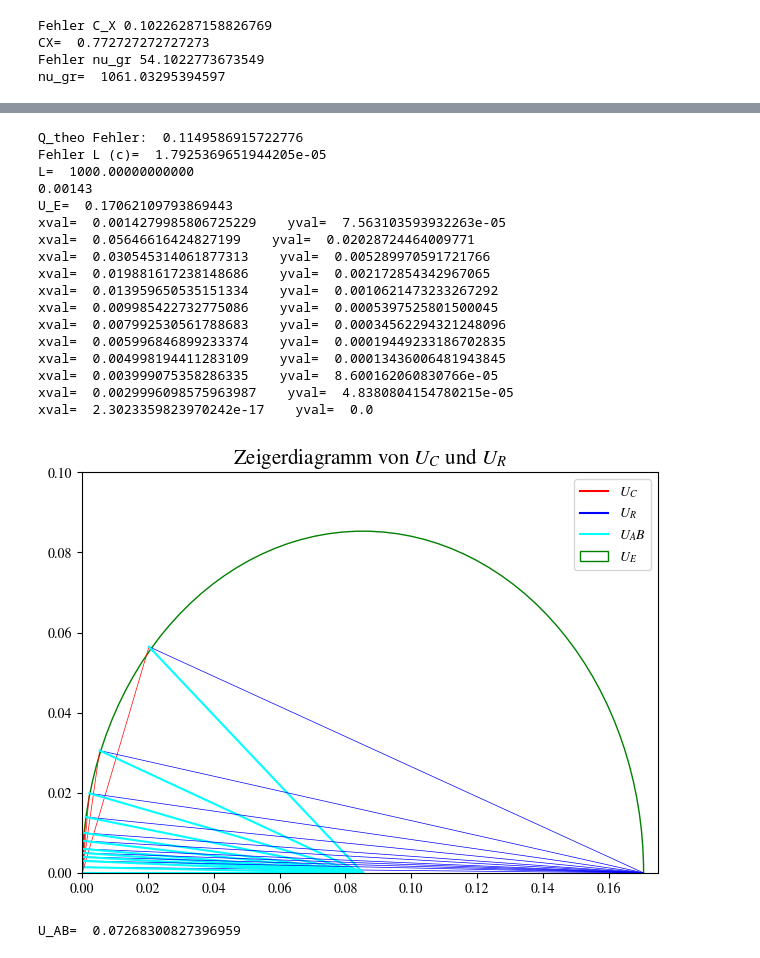
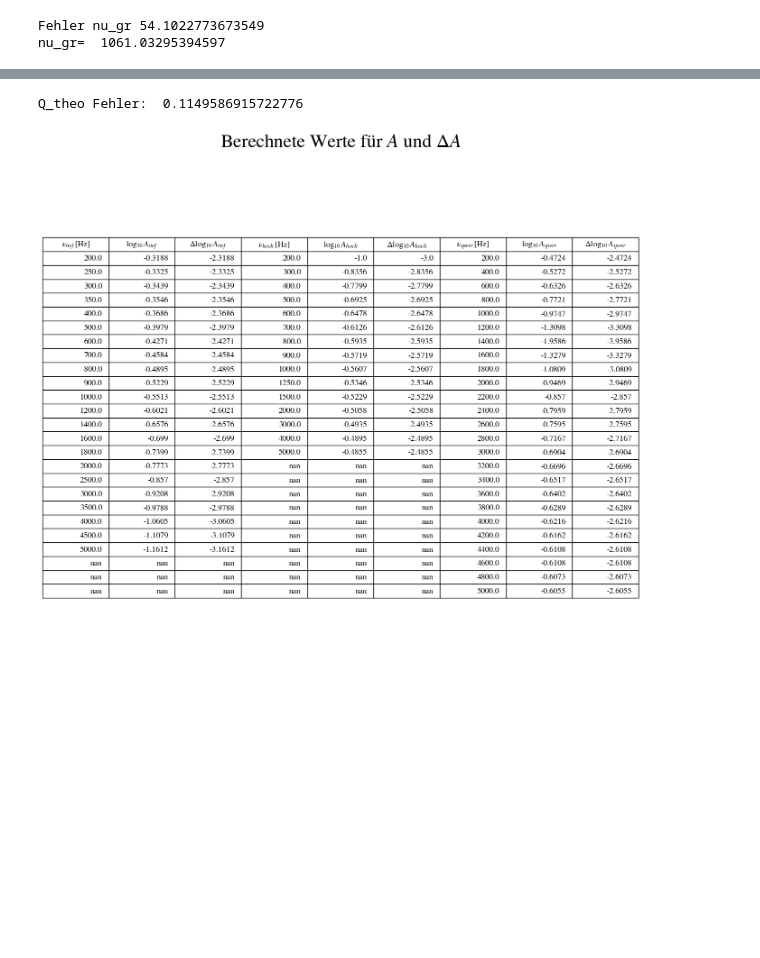
Before and after one commit to vschnizler/physikcode, a Jupyter notebook: P2/234/Versuch234.ipynb, the cells around one changed output, grey strips where cells are left out. Drawn from its saved outputs; the diff is of its cells as text; code cells hidden in the pictures; blank space fills up the shorter version.

```diff
--- a/P2/234/Versuch234.ipynb
+++ b/P2/234/Versuch234.ipynb
@@ -3,6 +3,7 @@ import sympy as sp
 import numpy as np
 from typing import List, Tuple
 import matplotlib.pyplot as plt
+from tabulate import tabulate
 
 import os
 from os import listdir
@@ -89,6 +90,43 @@ def find_error_func(f: sp.Expr) -> sp.Function:
 
     return error_func
 
+def plot_table(columns, col_names, filename, title):
+    """
+    Plots a table from a list of numpy arrays (columns) and saves it as a PNG file.
+
+    Parameters:
+    columns (list of numpy.ndarray): The data to be plotted in the table, where each element is a column.
+    col_names (list of str): The names of the columns.
+    filename (str, optional): The name of the output PNG file.
+    """
+    # Get the maximum number of rows
+    max_rows = max(len(col) for col in columns)
+
+    # Create a 2D numpy array to hold the data
+    data = np.full((max_rows, len(columns)), np.nan)
+
+    # Fill the data array with the input columns
+    for i, col in enumerate(columns):
+        data[:len(col), i] = col
+
+    # Create a figure and axis
+    fig, ax = plt.subplots(figsize=(len(columns) * 1.5, max_rows * 0.5))
+    ax.axis('tight')
+    ax.axis('off')
+
+    # Create the table
+    the_table = ax.table(cellText=data.astype(str),
+                        colLabels=col_names,
+                        loc='center')
+    the_table.auto_set_font_size(False)
+    the_table.set_fontsize(13)
+    the_table.scale(1, 1.5)
+
+    # Save the figure
+    plt.title(title, fontsize=30)
+    plt.tight_layout()
+    plt.savefig(filename, dpi=300)
+
 def b():
 
     L1, R2, RB, R1, RA = sp.symbols('L_1 R_2 R_B R_1 R_A')
@@ -108,6 +146,7 @@ def c():
     print("L= ", nu.evalf(subs={U_RL:values[0], nu:values[1], I:values[2], R:values[3]}))
 
 def d():
+
     source = "Data/234d.csv"
     data = np.genfromtxt(source, delimiter=' ')
 
@@ -145,6 +184,7 @@ def d():
     plt.savefig('Figures/Zeigerdiag.png', dpi=1200)
     plt.show()
     print("U_AB= ", U_AB/len(dataU[:,1]))
+
 def plot(source, target, xlabel, ylabel):
 
     data = np.genfromtxt(source, delimiter=' ')
@@ -232,6 +272,7 @@ def f():
     data_tief = np.genfromtxt("Data/234f_tief.csv", delimiter=' ')
     data_hoch = np.genfromtxt("Data/234f_hoch.csv", delimiter=' ')
     data_sperr = np.genfromtxt("Data/234f_sperr.csv", delimiter=' ')
+
 
     R = 100
     C = 1.5e-6
@@ -321,7 +362,7 @@ def f():
     plt.grid()
     plt.title(r'$\text{Sperrfilter linear}$')
     plt.tight_layout()
-    plt.savefig('Figures/SperrLog.png', dpi=1200)
+    plt.savefig('Figures/SperrLinear.png', dpi=1200)
     plt.show()
 
     R, C, w0 = sp.symbols('R C w0')
@@ -330,6 +371,12 @@ def f():
     errors = [0.05 * values[0], 0.01 * values[1], 200*2*np.pi]
     find_error_func(Q_theo).simplify()
     print("Q_theo Fehler: ", calcErr(Q_theo, values, errors))
+
+    data_total = [data_tief[:,0], np.round(np.log10(A_tief), 4), np.round(np.log10(A_tief_err), 4), data_hoch[:,0], np.round(np.log10(A_hoch), 4), np.round(np.log10(A_hoch_err), 4), data_sperr[:,0], np.round(np.log10(A_sperr), 4), np.round(np.log10(A_sperr_err), 4)]
+
+    plot_table(data_total, [r"$\nu_{tief} \: \left[ \text{Hz} \right]$", r"$\log_{10} A_{tief}$", r"$\Delta \log_{10} A_{tief}$",  r"$\nu_{hoch} \: \left[ \text{Hz} \right]$", r"$\log_{10} A_{hoch}$", r"$\Delta \log_{10} A_{hoch}$", r"$\nu_{sperr} \: \left[ \text{Hz} \right]$", r"$\log_{10} A_{sperr}$", r"$\Delta \log_{10} A_{sperr}$"], filename="Figures/table.png", title=r"Berechnete Werte für $A$ und $\Delta A$")
+
+
 
 plt.rcParams['mathtext.fontset'] = 'stix'
 plt.rcParams['font.family'] = 'STIXGeneral'
@@ -337,55 +384,36 @@ plt.rcParams['font.family'] = 'STIXGeneral'
 
 def a():
     RX, RY, C1 = sp.symbols('R_X R_Y C_1')
     CX = C1 * RX / RY
     values = [0.34 * 200, 0.66 * 200, 1.5]
     errors = [0.04 * 200, 0.04 * 200, 0]
     find_error_func(CX).simplify()
     print("Fehler C_X" , calcErr(CX, values, errors))
     print("CX= ", CX.evalf(subs={RX:values[0], RY:values[1], C1:values[2]}))
 
 def b():
     L1, R1, R2 = sp.symbols('L_1 R_X R_Y')
     LX = L1 * R2/R1
     values = [4.74, 0.375 * 200, 0.525 * 200]
     errors = [0.02 * values[0], 0.04 * 200, 0.04 * 200]
     return find_error_func(LX)
     print("Fehler L_X" , calcErr(LX, values, errors))
     print("LX= " , LX.evalf(subs={L1:values[0], R1:values[1], R2:values[2]}))
 
 
 
-a()
-b()
+#a()
+#b()
 f()
-c()
-d()
-j()
+#c()
+#d()
+#j()
 # %% [output]
-Fehler C_X 0.10226287158826769
-CX=  0.772727272727273
 Fehler nu_gr 54.1022773673549
 nu_gr=  1061.03295394597
 [figure]
 [figure]
 [figure]
 [figure]
 Q_theo Fehler:  0.1149586915722776
-Fehler L (c)=  1.7925369651944205e-05
-L=  1000.00000000000
-0.00143
-U_E=  0.17062109793869443
-xval=  0.0014279985806725229    yval=  7.563103593932263e-05
-xval=  0.05646616424827199    yval=  0.02028724464009771
-xval=  0.030545314061877313    yval=  0.005289970591721766
-xval=  0.019881617238148686    yval=  0.002172854342967065
-xval=  0.013959650535151334    yval=  0.0010621473233267292
-xval=  0.009985422732775086    yval=  0.0005397525801500045
-xval=  0.007992530561788683    yval=  0.00034562294321248096
-xval=  0.005996846899233374    yval=  0.00019449233186702835
-xval=  0.004998194411283109    yval=  0.00013436006481943845
-xval=  0.003999075358286335    yval=  8.600162060830766e-05
-xval=  0.0029996098575963987    yval=  4.8380804154780215e-05
-xval=  2.3023359823970242e-17    yval=  0.0
-[figure, old version]
+[figure, new version]
-U_AB=  0.07268300827396959
```
Also changed, not shown: parts of 1 cell of this notebook, 8 other files.
